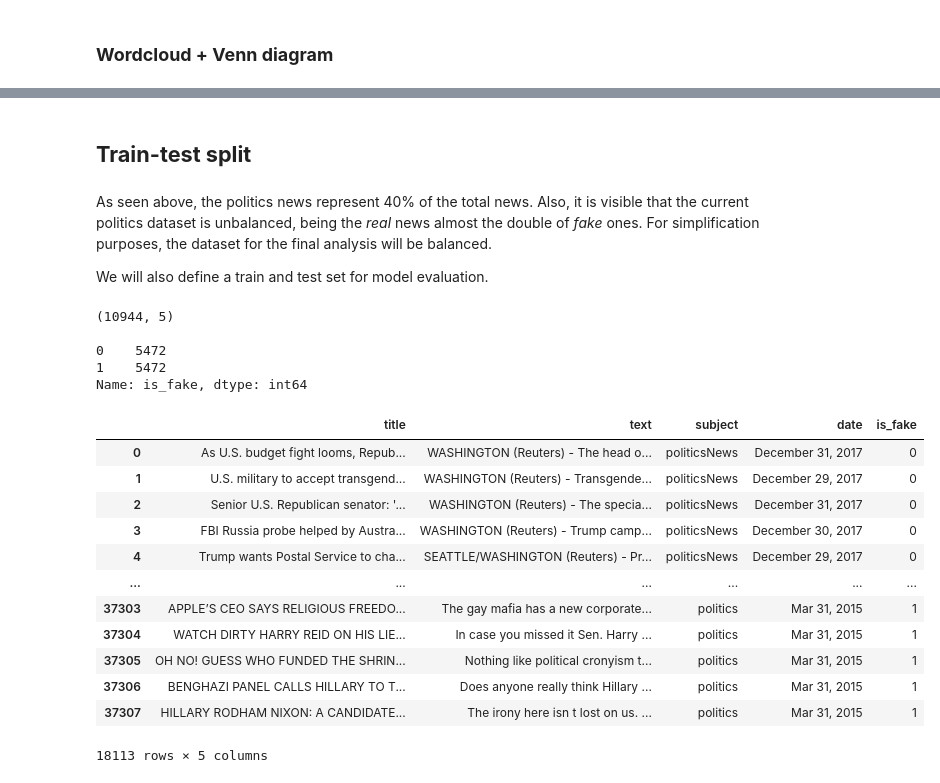
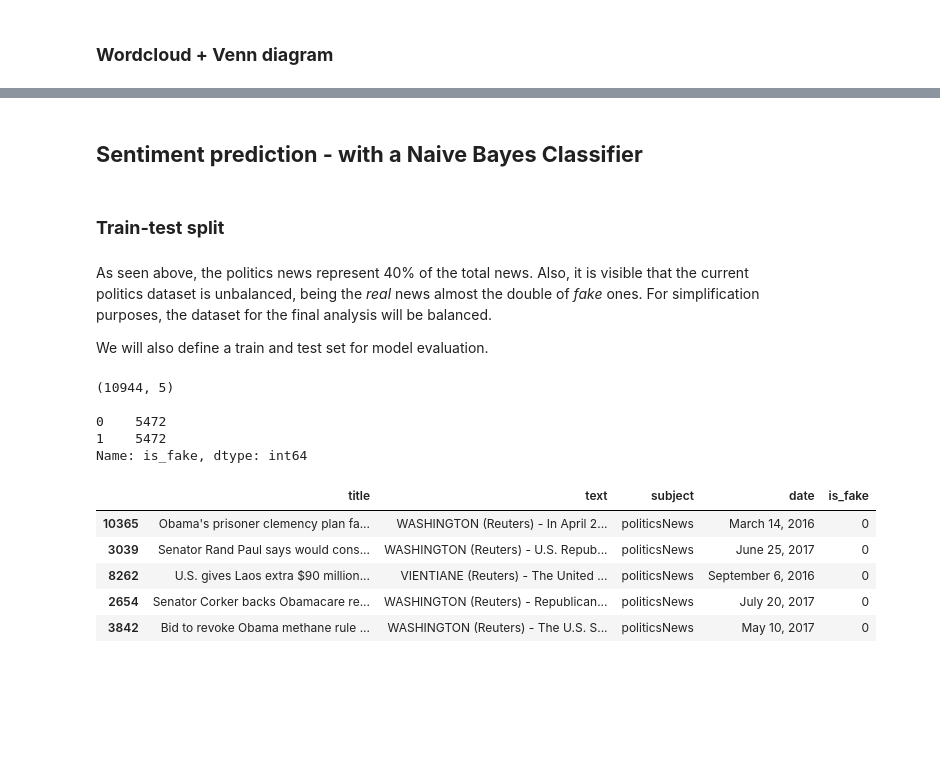
Before and after one commit to system-rowb/Data-Portfolio, a Jupyter notebook: NLP/Fake_news/Fake_news.ipynb, the cells around one changed output, grey strips where cells are left out. Cells and saved outputs as stored; diff of their text form; code cells hidden in the pictures; blank space fills up the shorter version.

Commit message:
- Update on title: Real & Fakes news... - Started the prediction section with Naive Bayes Classifier - `train_naive_bayes()` function done.

```diff
--- a/NLP/Fake_news/Fake_news.ipynb
+++ b/NLP/Fake_news/Fake_news.ipynb
@@ -496,38 +515,33 @@ figure.savefig('img/wordcloud_venn.png', facecolor = 'white')
+# %% [markdown]
+## **Sentiment prediction - with a Naive Bayes Classifier**
 # %% [markdown]
-## **Train-test split**
+### **Train-test split**
 # %% [markdown]
 As seen above, the politics news represent 40% of the total news. Also, it is visible that the current politics dataset is unbalanced, being the *real* news almost the double of *fake* ones. For simplification purposes, the dataset for the final analysis will be balanced.
 
 We will also define a train and test set for model evaluation.
 # %%
 # 5472 records represent ~ 80% of fake news
-pnews_tt = pnews.query('is_fake == 0').sample(5472, random_state=22) # real train news
-pnews_ft = pnews.query('is_fake == 1').sample(5472, random_state=22) # Fake train news
+pnews_tt = pnews.query('is_fake == 0').sample(5472, random_state=RANDOM_STATE) # real train news
+pnews_ft = pnews.query('is_fake == 1').sample(5472, random_state=RANDOM_STATE) # Fake train news
 pnews_train = pd.concat([pnews_tt, pnews_ft]) # Concat the train set
 
 print(pnews_train.shape, '\n') # Print the shape of the balanced-train dataset
 print(pnews_train['is_fake'].value_counts())    # Print the distribution of the `is_fake` variable
 
-pnews
+pnews_train.head()
 # %% [output]
 (10944, 5)
 
 0    5472
 1    5472
 Name: is_fake, dtype: int64
 |  | title | text | subject | date | is_fake |
-| 0 | As U.S. budget fight looms, Repub... | WASHINGTON (Reuters) - The head o... | politicsNews | December 31, 2017 | 0 |
-| 1 | U.S. military to accept transgend... | WASHINGTON (Reuters) - Transgende... | politicsNews | December 29, 2017 | 0 |
-| 2 | Senior U.S. Republican senator: '... | WASHINGTON (Reuters) - The specia... | politicsNews | December 31, 2017 | 0 |
-| 3 | FBI Russia probe helped by Austra... | WASHINGTON (Reuters) - Trump camp... | politicsNews | December 30, 2017 | 0 |
-| 4 | Trump wants Postal Service to cha... | SEATTLE/WASHINGTON (Reuters) - Pr... | politicsNews | December 29, 2017 | 0 |
-| ... | ... | ... | ... | ... | ... |
-| 37303 | APPLE’S CEO SAYS RELIGIOUS FREEDO... | The gay mafia has a new corporate... | politics | Mar 31, 2015 | 1 |
-| 37304 | WATCH DIRTY HARRY REID ON HIS LIE... | In case you missed it Sen. Harry ... | politics | Mar 31, 2015 | 1 |
-| 37305 | OH NO! GUESS WHO FUNDED THE SHRIN... | Nothing like political cronyism t... | politics | Mar 31, 2015 | 1 |
-| 37306 | BENGHAZI PANEL CALLS HILLARY TO T... | Does anyone really think Hillary ... | politics | Mar 31, 2015 | 1 |
-| 37307 | HILLARY RODHAM NIXON: A CANDIDATE... | The irony here isn t lost on us. ... | politics | Mar 31, 2015 | 1 |
+| 10365 | Obama's prisoner clemency plan fa... | WASHINGTON (Reuters) - In April 2... | politicsNews | March 14, 2016 | 0 |
+| 3039 | Senator Rand Paul says would cons... | WASHINGTON (Reuters) - U.S. Repub... | politicsNews | June 25, 2017 | 0 |
+| 8262 | U.S. gives Laos extra $90 million... | VIENTIANE (Reuters) - The United ... | politicsNews | September 6, 2016 | 0 |
+| 2654 | Senator Corker backs Obamacare re... | WASHINGTON (Reuters) - Republican... | politicsNews | July 20, 2017 | 0 |
+| 3842 | Bid to revoke Obama methane rule ... | WASHINGTON (Reuters) - The U.S. S... | politicsNews | May 10, 2017 | 0 |
-18113 rows × 5 columns
 # %%
 # Define a test set
 
```
Also changed, not shown: parts of 26 cells of this notebook.
